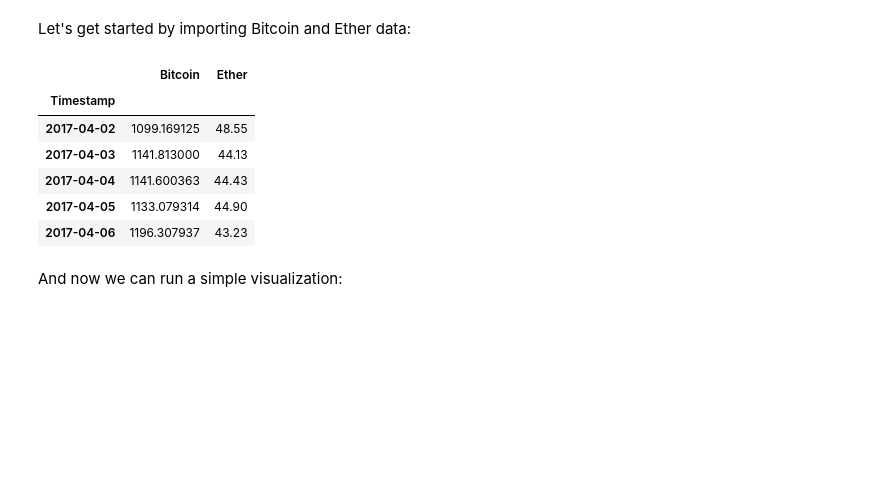
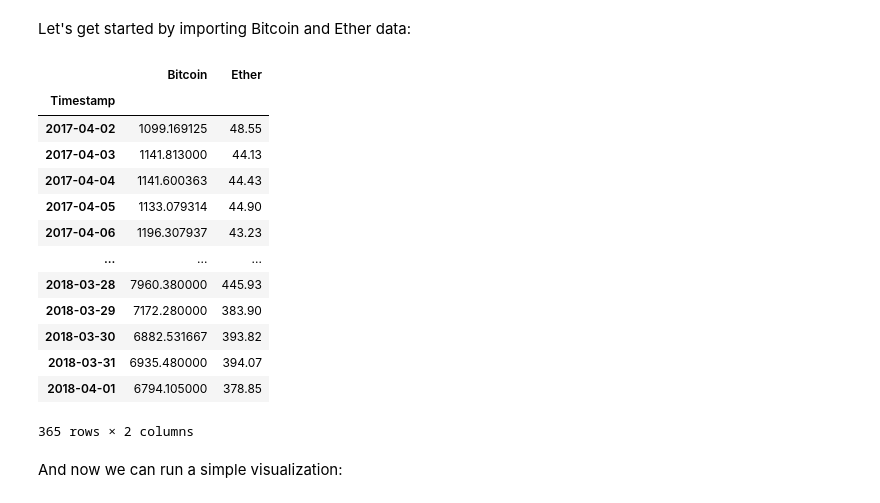
Before and after one commit to hh-blaire-cho/ds101_2024Oct, a Jupyter notebook: 14_Pandas_MoreReaExamples.ipynb, the cells around one changed output. Saved outputs shown, nothing was run; the diff lists cells and outputs as text; code cells hidden in the pictures; blank space fills up the shorter version.

```diff
--- a/14_Pandas_MoreReaExamples.ipynb
+++ b/14_Pandas_MoreReaExamples.ipynb
@@ -10,19 +10,25 @@ Let's get started by importing Bitcoin and Ether data:
 # %%
 df = pd.read_csv(
     'data/btc-eth-prices-outliers.csv',
     index_col=0,
     parse_dates=True
 )
+df
+# %% [output]
+|  | Bitcoin | Ether |
+| Timestamp |  |  |
+| 2017-04-02 | 1099.169125 | 48.55 |
+| 2017-04-03 | 1141.813000 | 44.13 |
+| 2017-04-04 | 1141.600363 | 44.43 |
+| 2017-04-05 | 1133.079314 | 44.90 |
+| 2017-04-06 | 1196.307937 | 43.23 |
+| ... | ... | ... |
+| 2018-03-28 | 7960.380000 | 445.93 |
+| 2018-03-29 | 7172.280000 | 383.90 |
+| 2018-03-30 | 6882.531667 | 393.82 |
+| 2018-03-31 | 6935.480000 | 394.07 |
+| 2018-04-01 | 6794.105000 | 378.85 |
+365 rows × 2 columns
-# %%
-df.head()
-# %% [output]
-|  | Bitcoin | Ether |
-| Timestamp |  |  |
-| 2017-04-02 | 1099.169125 | 48.55 |
-| 2017-04-03 | 1141.813000 | 44.13 |
-| 2017-04-04 | 1141.600363 | 44.43 |
-| 2017-04-05 | 1133.079314 | 44.90 |
-| 2017-04-06 | 1196.307937 | 43.23 |
 # %% [markdown]
 And now we can run a simple visualization:
 # %%
```
Also changed, not shown: parts of 34 cells of this notebook, 7 other files.
